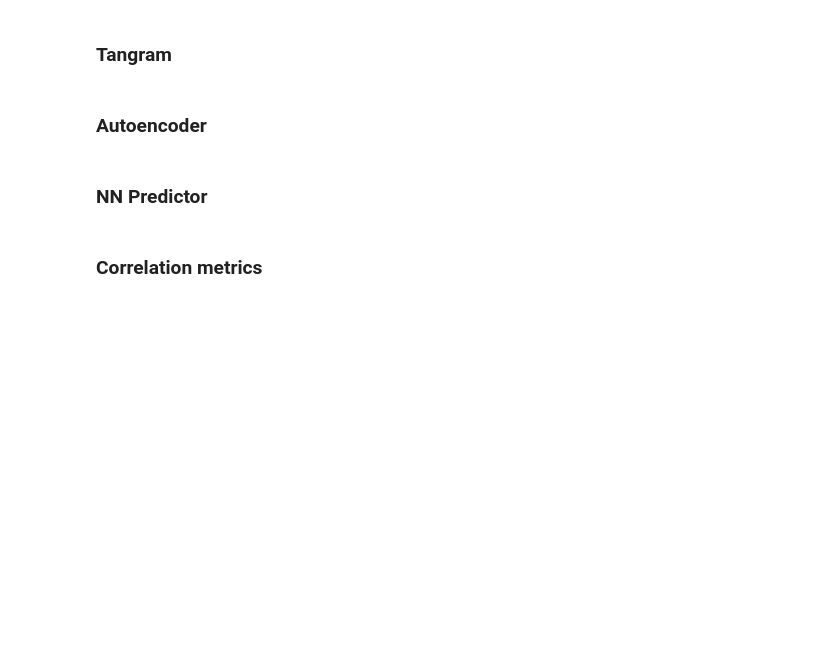
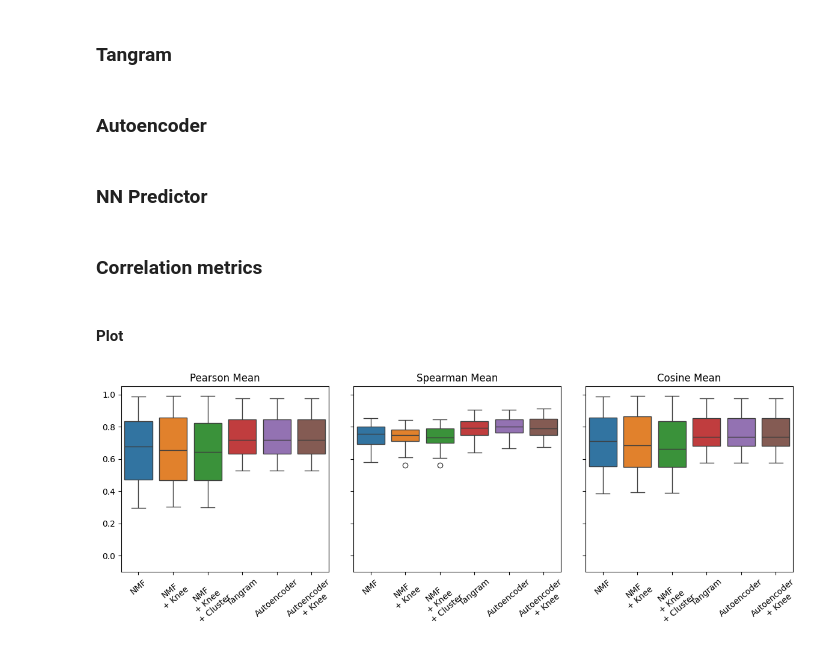
Before and after one commit to egerc/spatial_transcript_inference, a Jupyter notebook: benchmarking_different_predictors.ipynb, the cells around one changed output. Cells and saved outputs as stored; diff of their text form; code cells hidden in the pictures; blank space fills up the shorter version.

```diff
--- a/benchmarking_different_predictors.ipynb
+++ b/benchmarking_different_predictors.ipynb
@@ -404,6 +531,8 @@ print(len(shared_genes))
 # %%
 benchmarking_genes = [np.random.default_rng(seed=seed).permutation(shared_genes) for seed in range(25)]
 compidx, subidx = (lambda arr, n: (arr[:n], arr[n:]))(np.random.permutation(shared_genes), 10)
+# %%
+results = {}
 # %% [markdown]
 ### NMF
 # %%
@@ -418,4 +547,4 @@ nmf_predictor = lambda adata_query, compidx, subidx: \
         subidx
     )
 
-nmf_result = benchmark_gene_predictor(adata_sp, benchmarking_genes, 40, nmf_predictor)
+results["NMF"] = benchmark_gene_predictor(adata_sp, benchmarking_genes, 40, nmf_predictor)
@@ -493,16 +736,25 @@ log_mean_squared_error = transform_correlation_func(
-# %%
-results = {
-    "NMF": nmf_result,
-    "Tangram": tangram_result,
-    "Autoencoder": autoencoder_result
-}
-
-correlation_functions = {
-    "Pearson Mean": pearsonr_mean,
-    "Pearson Log Mean": pearsonr_log_mean,
-    "Spearman Mean": spearmanr_mean,
-    "Cosine Mean": cosine_mean,
-    "Cosine Log Mean": cosine_log_mean,
-    #"MSE": mean_squared_error,
-    #"log MSE": log_mean_squared_error,
-}
+# %% [markdown]
+#### Plot
+# %%
+correlation_functions = {
+    "Pearson Mean": pearsonr_mean,
+    #"Pearson Log Mean": pearsonr_log_mean,
+    "Spearman Mean": spearmanr_mean,
+    "Cosine Mean": cosine_mean,
+    #"Cosine Log Mean": cosine_log_mean,
+}
+
+
+fig, axes = plt.subplots(1, len(correlation_functions), figsize=(2/3 * len(results) * len(correlation_functions), 4.5), dpi=100, sharey=True)
+
+for ax, (name, func) in zip(axes, correlation_functions.items()):
+    data = {method: [reconstruction_result.compute_correlation(func) for reconstruction_result in result] for method, result in results.items()}
+    sns.boxplot(data=data, ax=ax)
+    ax.set_title(name)
+    ax.set_xticklabels(ax.get_xticklabels(), rotation=40)
+
+plt.ylim(-0.1, 1.05)
+plt.tight_layout()
+plt.show()
+# %% [output]
+[figure, added]
```
Also changed, not shown: parts of 46 cells of this notebook.
